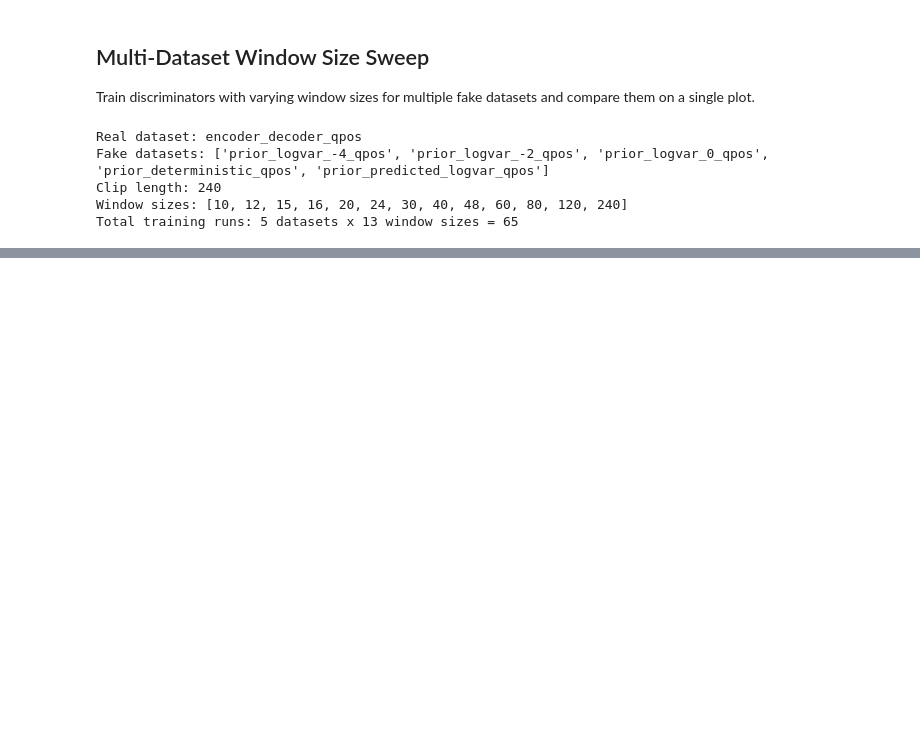
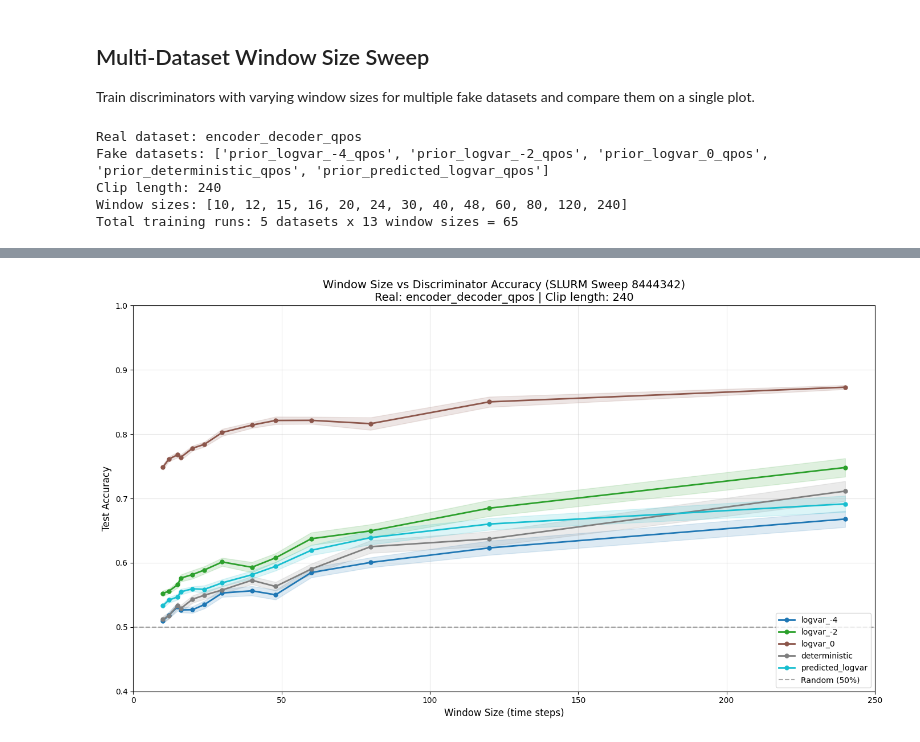
Before and after one commit to talmolab/track-mjx, a Jupyter notebook: notebooks/train_discriminator.ipynb, the cells around one changed output, grey strips where cells are left out. Drawn from its saved outputs; the diff is of its cells as text; code cells hidden in the pictures; blank space fills up the shorter version.

```diff
--- a/notebooks/train_discriminator.ipynb
+++ b/notebooks/train_discriminator.ipynb
@@ -1171,3 +1174,82 @@ for ws in window_sizes:
         row += f" {mean:>6.4f}±{std:.4f}"
     print(row)
 print("=" * 100)
+# %%
+# Plot results from SLURM sweep (discriminator_sweep_8444342)
+# Data from multi-seed window size sweep
+
+# Window sizes
+sweep_window_sizes = np.array([10, 12, 15, 16, 20, 24, 30, 40, 48, 60, 80, 120, 240])
+
+# Results: mean +/- std for each dataset
+sweep_data = {
+    "logvar_-4": {
+        "means": np.array([0.5097, 0.5185, 0.5315, 0.5267, 0.5270, 0.5350, 0.5530, 0.5564, 0.5502, 0.5848, 0.6005, 0.6231, 0.6680]),
+        "stds": np.array([0.0040, 0.0050, 0.0061, 0.0040, 0.0051, 0.0060, 0.0061, 0.0073, 0.0075, 0.0076, 0.0077, 0.0110, 0.0126]),
+    },
+    "logvar_-2": {
+        "means": np.array([0.5525, 0.5558, 0.5660, 0.5761, 0.5817, 0.5888, 0.6013, 0.5930, 0.6077, 0.6374, 0.6496, 0.6849, 0.7481]),
+        "stds": np.array([0.0042, 0.0038, 0.0046, 0.0054, 0.0065, 0.0057, 0.0064, 0.0080, 0.0071, 0.0097, 0.0101, 0.0125, 0.0143]),
+    },
+    "logvar_0": {
+        "means": np.array([0.7486, 0.7612, 0.7680, 0.7638, 0.7781, 0.7842, 0.8026, 0.8141, 0.8213, 0.8215, 0.8163, 0.8502, 0.8730]),
+        "stds": np.array([0.0041, 0.0035, 0.0044, 0.0045, 0.0039, 0.0039, 0.0055, 0.0046, 0.0059, 0.0055, 0.0097, 0.0080, 0.0032]),
+    },
+    "deterministic": {
+        "means": np.array([0.5121, 0.5176, 0.5338, 0.5288, 0.5433, 0.5496, 0.5577, 0.5728, 0.5632, 0.5902, 0.6250, 0.6372, 0.7114]),
+        "stds": np.array([0.0049, 0.0051, 0.0047, 0.0053, 0.0057, 0.0060, 0.0060, 0.0061, 0.0068, 0.0083, 0.0098, 0.0113, 0.0155]),
+    },
+    "predicted_logvar": {
+        "means": np.array([0.5331, 0.5420, 0.5470, 0.5548, 0.5595, 0.5587, 0.5688, 0.5814, 0.5945, 0.6194, 0.6391, 0.6602, 0.6916]),
+        "stds": np.array([0.0037, 0.0043, 0.0046, 0.0045, 0.0037, 0.0060, 0.0054, 0.0063, 0.0067, 0.0077, 0.0108, 0.0090, 0.0127]),
+    },
+}
+
+# Plot
+fig, ax = plt.subplots(figsize=(14, 8))
+
+colors = plt.cm.tab10(np.linspace(0, 1, len(sweep_data)))
+
+for idx, (name, data) in enumerate(sweep_data.items()):
+    ax.plot(sweep_window_sizes, data["means"], color=colors[idx], linewidth=2, marker="o",
+            markersize=5, label=name)
+    ax.fill_between(sweep_window_sizes, data["means"] - data["stds"], data["means"] + data["stds"],
+                    color=colors[idx], alpha=0.15)
+
+# Reference line
+ax.axhline(y=0.5, color="gray", linestyle="--", alpha=0.7, label="Random (50%)")
+
+# Labels and formatting
+ax.set_xlabel("Window Size (time steps)", fontsize=12)
+ax.set_ylabel("Test Accuracy", fontsize=12)
+ax.set_title(
+    f"Window Size vs Discriminator Accuracy (SLURM Sweep 8444342)\n"
+    f"Real: encoder_decoder_qpos | Clip length: 240",
+    fontsize=14
+)
+ax.set_xlim(0, max(sweep_window_sizes) + 10)
+ax.set_ylim(0.4, 1.0)
+ax.legend(fontsize=10, loc="lower right")
+ax.grid(True, alpha=0.3)
+
+plt.tight_layout()
+plt.show()
+
+# Print summary table
+print("\n" + "=" * 100)
+print("SLURM SWEEP RESULTS (discriminator_sweep_8444342)")
+print("Real: encoder_decoder_qpos | Clip length: 240")
+print("=" * 100)
+header = f"{'Window':>8}"
+for name in sweep_data.keys():
+    header += f" {name:>16}"
+print(header)
+print("-" * 100)
+for i, ws in enumerate(sweep_window_sizes):
+    row = f"{ws:>8}"
+    for name, data in sweep_data.items():
+        row += f" {data['means'][i]:.4f}±{data['stds'][i]:.4f}"
+    print(row)
+print("=" * 100)
+# %% [output]
+[figure, added]
```
Also changed, not shown: parts of 2 cells of this notebook, 1 other file.
